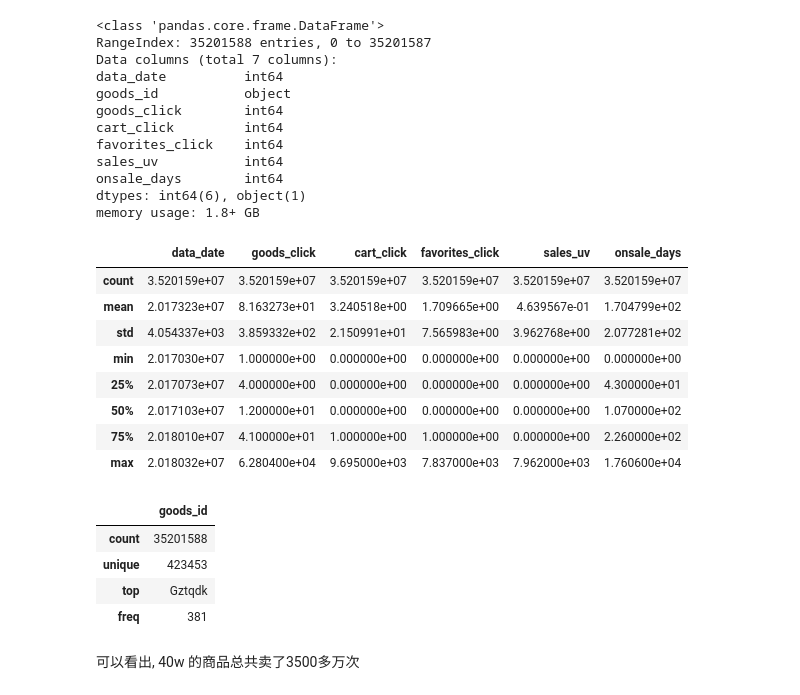
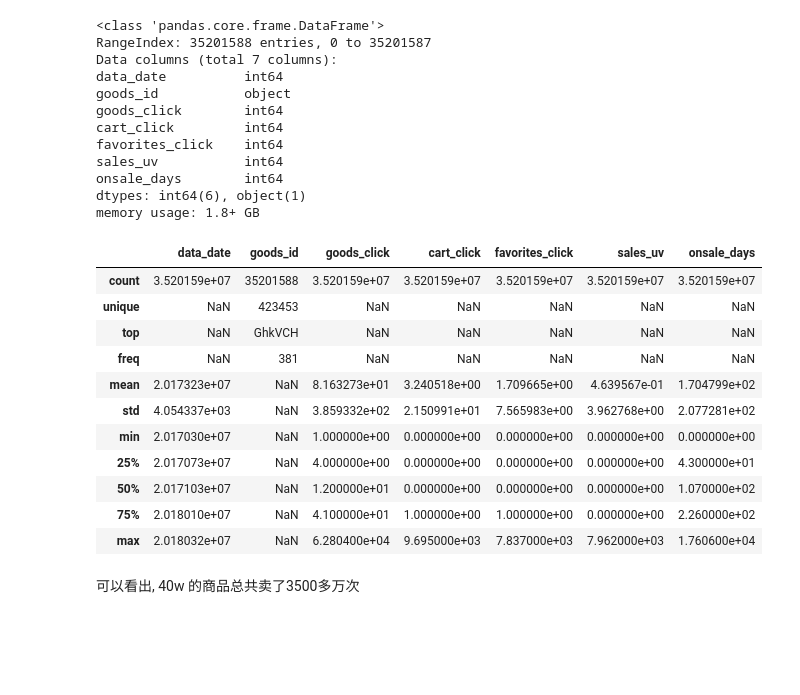
Before and after one commit to pjpjq/supply-chain-prediction-competition, a Jupyter notebook: notebooks/visualize_data.ipynb, the cells around one changed output. Cells and saved outputs as stored; diff of their text form; code cells hidden in the pictures; blank space fills up the shorter version.

```diff
--- a/notebooks/visualize_data.ipynb
+++ b/notebooks/visualize_data.ipynb
@@ -25,13 +27,3 @@ from scipy.stats.mstats import winsorize
 from sklearn.preprocessing import OneHotEncoder
 # %% [markdown]
 ## Feature Exploration, Engineering and Cleaning
-# %%
-# Load datasets 好慢啊
-low_memory = False
-
-goods_promote_price = pd.read_csv('../datasets/goods_promote_price.csv', low_memory=low_memory, thousands=',')
-goods_sku_relation = pd.read_csv('../datasets/goods_sku_relation.csv', low_memory=low_memory, thousands=',')
-goodsale = pd.read_csv('../datasets/goodsale.csv', low_memory=low_memory, thousands=',')
-goodsdaily = pd.read_csv('../datasets/goodsdaily.csv', low_memory=low_memory, thousands=',')
-marketing = pd.read_csv('../datasets/marketing.csv', low_memory=low_memory, thousands=',')
-goodsinfo = pd.read_csv('../datasets/goodsinfo.csv', low_memory=low_memory, thousands=',')
@@ -80,25 +127,20 @@ onsale_days        int64
 dtypes: int64(6), object(1)
 memory usage: 1.8+ GB
 # %%
-goodsdaily.describe()
+goodsdaily.describe(include='all')
 # %% [output]
-|  | data_date | goods_click | cart_click | favorites_click | sales_uv | onsale_days |
-| count | 3.520159e+07 | 3.520159e+07 | 3.520159e+07 | 3.520159e+07 | 3.520159e+07 | 3.520159e+07 |
-| mean | 2.017323e+07 | 8.163273e+01 | 3.240518e+00 | 1.709665e+00 | 4.639567e-01 | 1.704799e+02 |
-| std | 4.054337e+03 | 3.859332e+02 | 2.150991e+01 | 7.565983e+00 | 3.962768e+00 | 2.077281e+02 |
-| min | 2.017030e+07 | 1.000000e+00 | 0.000000e+00 | 0.000000e+00 | 0.000000e+00 | 0.000000e+00 |
-| 25% | 2.017073e+07 | 4.000000e+00 | 0.000000e+00 | 0.000000e+00 | 0.000000e+00 | 4.300000e+01 |
-| 50% | 2.017103e+07 | 1.200000e+01 | 0.000000e+00 | 0.000000e+00 | 0.000000e+00 | 1.070000e+02 |
-| 75% | 2.018010e+07 | 4.100000e+01 | 1.000000e+00 | 1.000000e+00 | 0.000000e+00 | 2.260000e+02 |
-| max | 2.018032e+07 | 6.280400e+04 | 9.695000e+03 | 7.837000e+03 | 7.962000e+03 | 1.760600e+04 |
+|  | data_date | goods_id | goods_click | cart_click | favorites_click | sales_uv | onsale_days |
+| count | 3.520159e+07 | 35201588 | 3.520159e+07 | 3.520159e+07 | 3.520159e+07 | 3.520159e+07 | 3.520159e+07 |
+| unique | NaN | 423453 | NaN | NaN | NaN | NaN | NaN |
+| top | NaN | GhkVCH | NaN | NaN | NaN | NaN | NaN |
+| freq | NaN | 381 | NaN | NaN | NaN | NaN | NaN |
+| mean | 2.017323e+07 | NaN | 8.163273e+01 | 3.240518e+00 | 1.709665e+00 | 4.639567e-01 | 1.704799e+02 |
+| std | 4.054337e+03 | NaN | 3.859332e+02 | 2.150991e+01 | 7.565983e+00 | 3.962768e+00 | 2.077281e+02 |
+| min | 2.017030e+07 | NaN | 1.000000e+00 | 0.000000e+00 | 0.000000e+00 | 0.000000e+00 | 0.000000e+00 |
+| 25% | 2.017073e+07 | NaN | 4.000000e+00 | 0.000000e+00 | 0.000000e+00 | 0.000000e+00 | 4.300000e+01 |
+| 50% | 2.017103e+07 | NaN | 1.200000e+01 | 0.000000e+00 | 0.000000e+00 | 0.000000e+00 | 1.070000e+02 |
+| 75% | 2.018010e+07 | NaN | 4.100000e+01 | 1.000000e+00 | 1.000000e+00 | 0.000000e+00 | 2.260000e+02 |
+| max | 2.018032e+07 | NaN | 6.280400e+04 | 9.695000e+03 | 7.837000e+03 | 7.962000e+03 | 1.760600e+04 |
-# %%
-goodsdaily.describe(include=['O'])
-# %% [output]
-|  | goods_id |
-| count | 35201588 |
-| unique | 423453 |
-| top | Gztqdk |
-| freq | 381 |
 # %% [markdown]
 可以看出, 40w 的商品总共卖了3500多万次
 # %%
```
Also changed, not shown: parts of 16 cells of this notebook.
